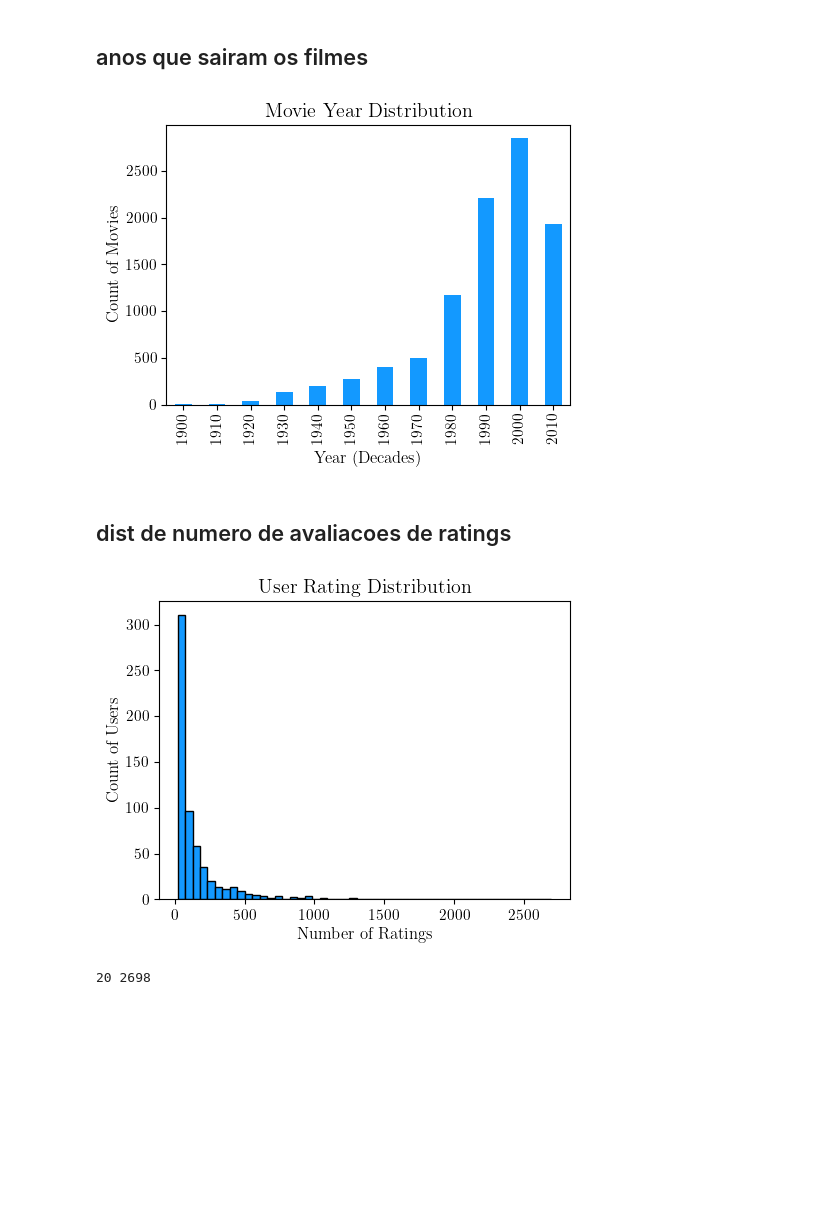
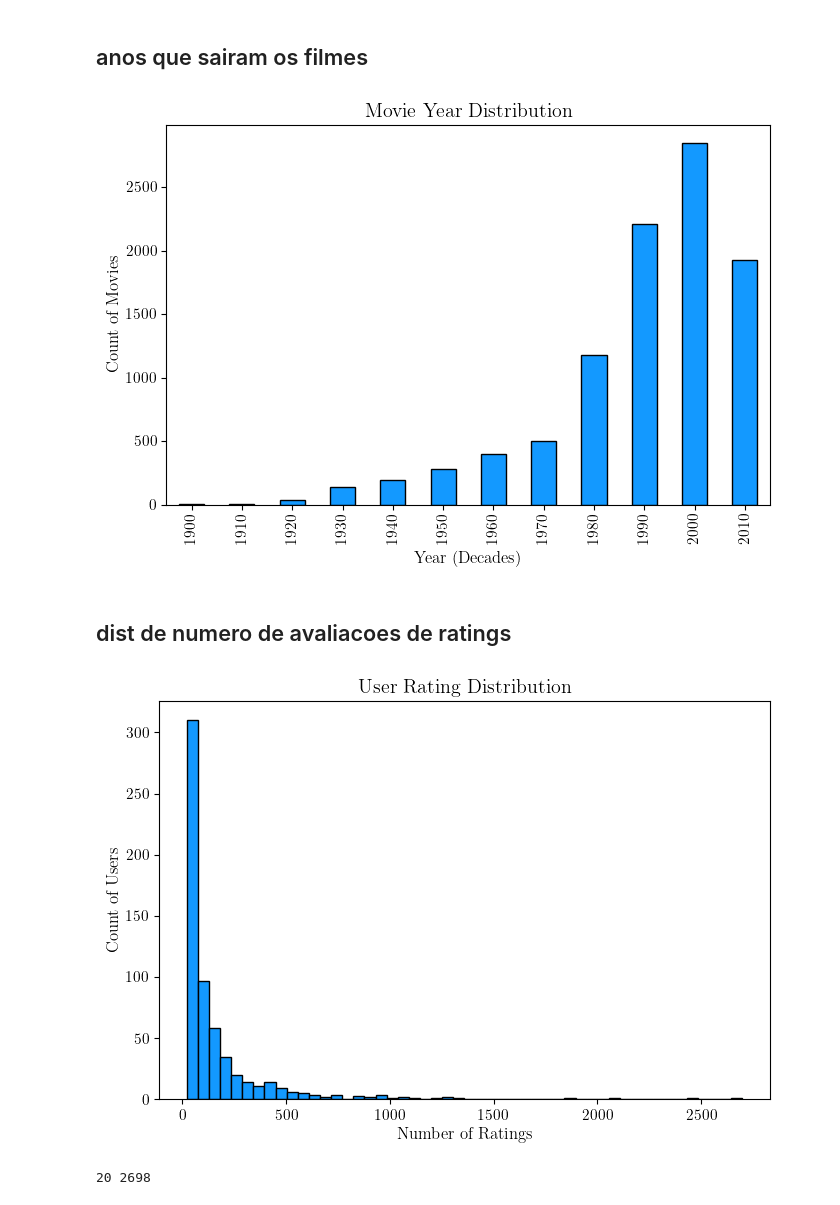
Before and after one commit to jepe06/Project2--Recommender-System, a Jupyter notebook: 02 data_vis.ipynb, the cells around one changed output. Cells and saved outputs as stored; diff of their text form; code cells hidden in the pictures; blank space fills up the shorter version.

```diff
--- a/02 data_vis.ipynb
+++ b/02 data_vis.ipynb
@@ -106,17 +106,17 @@ for sublist in years:
 # %%
 years_dist = pd.Series(years_dict)
 years_dist = years_dist.sort_index()
 
-plt.figure(figsize=(5, 4))
-years_dist.plot(kind='bar', color=prime_video_color)
+plt.figure(figsize=(7, 5))
+years_dist.plot(kind='bar', color=prime_video_color, edgecolor='black')
 plt.xlabel('Year (Decades)')
 plt.ylabel('Count of Movies')
 plt.title('Movie Year Distribution')
 plt.tight_layout()
 #plt.savefig("assets/year_distribution.png")
 plt.show()
 # %% [output]
-[figure, old version]
+[figure, new version]
 # %% [markdown]
 ## dist de numero de avaliacoes de ratings
 # %%
@@ -124,7 +124,7 @@ ratings = pd.read_csv("data/ratings.csv")
 users = ratings["userId"].value_counts()
 movies = ratings["movieId"].value_counts()
 # %%
-plt.figure(figsize=(5, 4))
+plt.figure(figsize=(7, 5))
 plt.hist(users, bins=int(len(users)/12), edgecolor='black', color=prime_video_color)
 plt.xlabel('Number of Ratings')
 plt.ylabel('Count of Users')
@@ -133,7 +133,7 @@ plt.tight_layout()
 #plt.savefig("assets/distribution_userratings.png")
 plt.show()
 # %% [output]
-[figure, old version]
+[figure, new version]
 # %%
 print(min(users), max(users))
 # %% [output]
```
Also changed, not shown: parts of 3 cells of this notebook, 20 other files.
